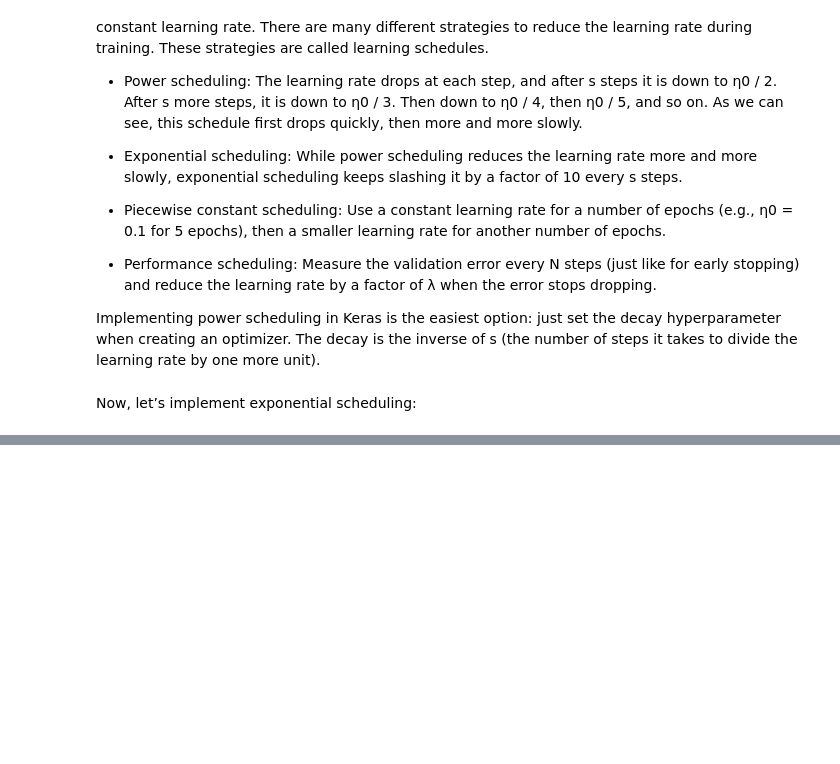
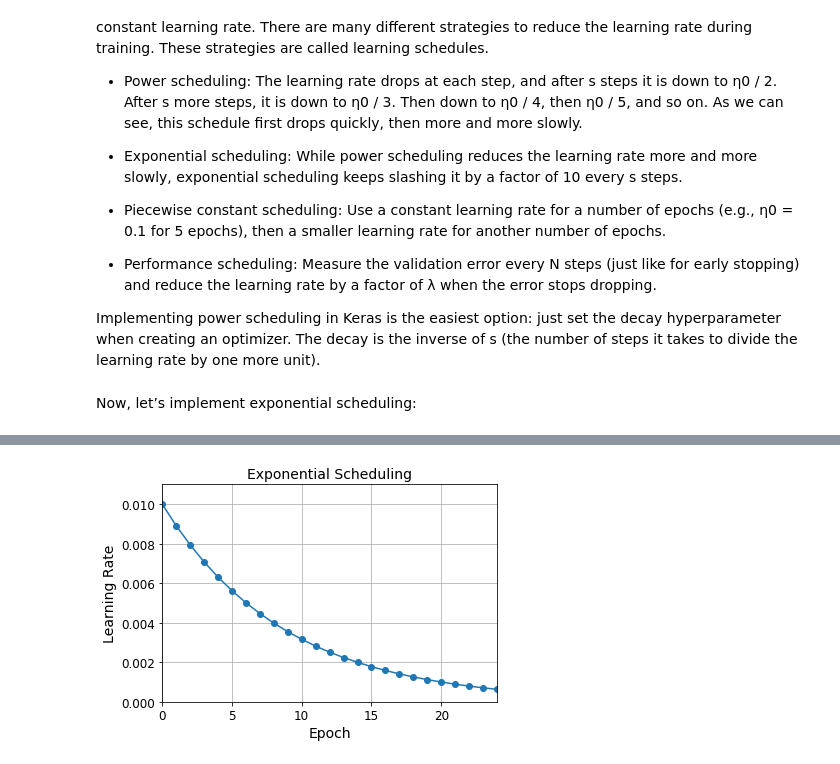
Before and after one commit to DanielSFlamarich/oreilly_skc_keras_tnsflw, a Jupyter notebook: chapter11/Training Deep Neural Networks.ipynb, the cells around one changed output, grey strips where cells are left out. Saved outputs shown, nothing was run; the diff lists cells and outputs as text; code cells hidden in the pictures; blank space fills up the shorter version.

Commit message:
exp scheduling graph

```diff
--- a/chapter11/Training Deep Neural Networks.ipynb
+++ b/chapter11/Training Deep Neural Networks.ipynb
@@ -634,0 +633,21 @@ SyntaxError: 'return' outside function (<ipython-input-42-9d679d239521>, line 5)
+# %%
+model = keras.models.Sequential([
+    keras.layers.Flatten(input_shape=[28, 28]),
+    keras.layers.Dense(300, activation="selu", kernel_initializer="lecun_normal"),
+    keras.layers.Dense(100, activation="selu", kernel_initializer="lecun_normal"),
+    keras.layers.Dense(10, activation="softmax")
+])
+model.compile(loss="sparse_categorical_crossentropy", optimizer="nadam", metrics=["accuracy"])
+n_epochs = 25
+# %%
+pixel_means = X_train.mean(axis=0, keepdims=True)
+pixel_stds = X_train.std(axis=0, keepdims=True)
+X_train_scaled = (X_train - pixel_means) / pixel_stds
+X_valid_scaled = (X_valid - pixel_means) / pixel_stds
+X_test_scaled = (X_test - pixel_means) / pixel_stds
+
+lr_scheduler = keras.callbacks.LearningRateScheduler(exponential_decay_fn)
+
+history = model.fit(X_train_scaled, y_train, epochs=n_epochs,
+                    validation_data=(X_valid_scaled, y_valid),
+                    callbacks=[lr_scheduler])
@@ -634,0 +672,10 @@ SyntaxError: 'return' outside function (<ipython-input-42-9d679d239521>, line 5)
+# %%
+plt.plot(history.epoch, history.history["lr"], "o-")
+plt.axis([0, n_epochs - 1, 0, 0.011])
+plt.xlabel("Epoch")
+plt.ylabel("Learning Rate")
+plt.title("Exponential Scheduling", fontsize=14)
+plt.grid(True)
+plt.show()
+# %% [output]
+[figure, added]
```
Also changed, not shown: parts of 2 cells of this notebook.
